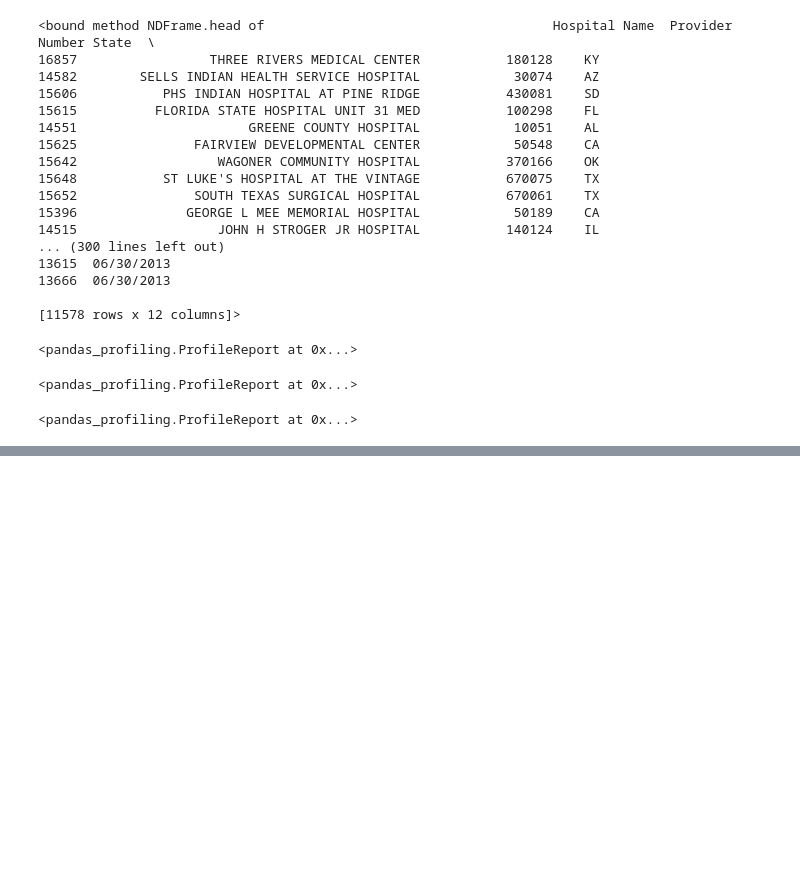
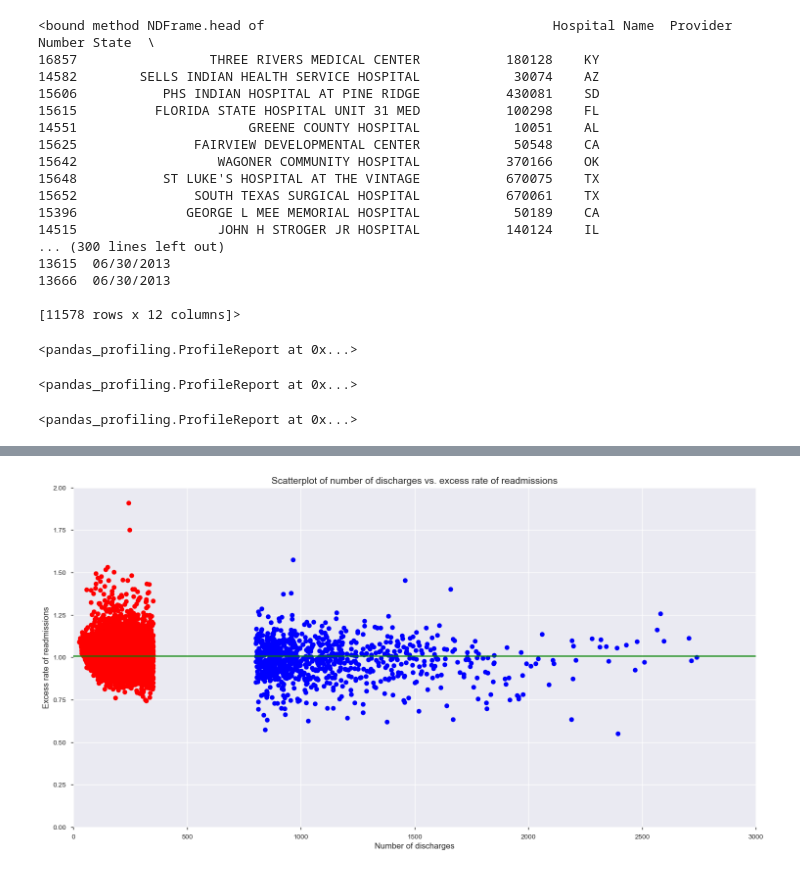
Before and after one commit to village3lf/Statistics, a Jupyter notebook: sliderule_dsi_inferential_statistics_exercise_3.ipynb, the cells around one changed output, grey strips where cells are left out. Drawn from its saved outputs; the diff is of its cells as text; code cells hidden in the pictures; blank space fills up the shorter version.

```diff
--- a/sliderule_dsi_inferential_statistics_exercise_3.ipynb
+++ b/sliderule_dsi_inferential_statistics_exercise_3.ipynb
@@ -191,0 +237,28 @@ pandas_profiling.ProfileReport(hospital_lg_df)
+# %%
+#Create scatterplot of small hospitals with number of discharges as x and excess readmission ratio as y
+smallPlot = clean_hospital_read_df[clean_hospital_read_df['Number of Discharges'] < 350]
+smallPlot.dropna()
+x_smallPlot = list(smallPlot['Number of Discharges'])
+y_smallPlot = list(smallPlot['Excess Readmission Ratio'])
+
+#Create scatterplot of small hospitals with number of discharges as x and excess readmission ratio as y
+largePlot = clean_hospital_read_df[clean_hospital_read_df['Number of Discharges'] > 800]
+largePlot.dropna()
+x_largePlot = list(largePlot['Number of Discharges'])
+y_largePlot = list(largePlot['Excess Readmission Ratio'])
+
+fig = plt.figure(figsize=(18, 9))
+popMean = clean_hospital_read_df['Excess Readmission Ratio'].mean()
+plt.plot(x_smallPlot, y_smallPlot, 'ro')
+plt.plot(x_largePlot, y_largePlot, 'bo')
+
+#Add a reference line at the mean for the population
+plt.axhline(y = popMean, color='g', linestyle='-')
+
+plt.xlim([0, 3000]);
+plt.ylim([0, 2.0]);
+plt.xlabel('Number of discharges', fontsize=12);
+plt.ylabel('Excess rate of readmissions', fontsize=12);
+plt.title('Scatterplot of number of discharges vs. excess rate of readmissions', fontsize=14);
+# %% [output]
+[figure, added]
```
Also changed, not shown: parts of 11 cells of this notebook, 1 other file.
